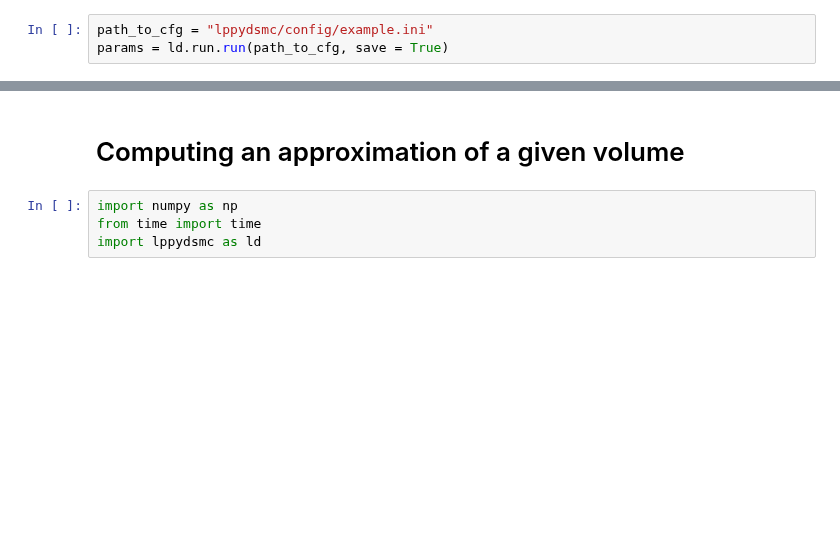
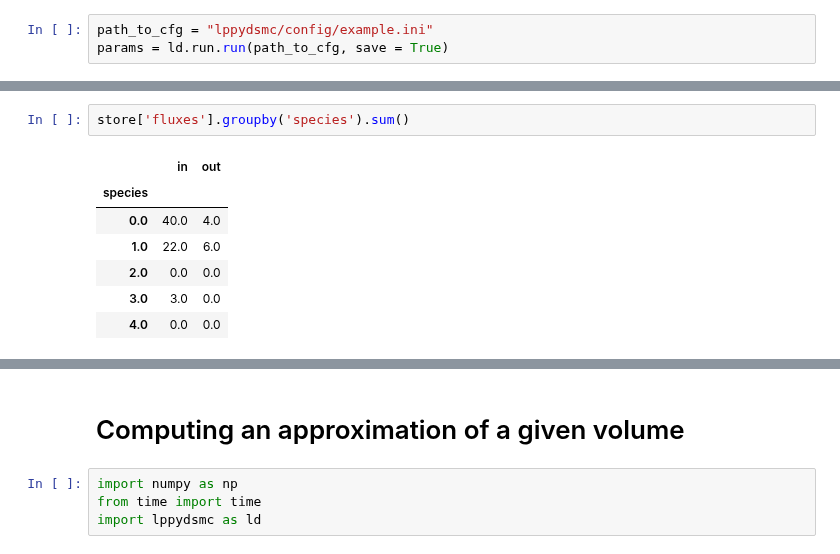
Before and after one commit to Quettle/lppydsmc, a Jupyter notebook: dev_tests.ipynb, the cells around one changed output, grey strips where cells are left out. Saved outputs shown, nothing was run; the diff lists cells and outputs as text; blank space fills up the shorter version.

```diff
--- a/dev_tests.ipynb
+++ b/dev_tests.ipynb
@@ -1166,0 +1170,10 @@ for key, val in params['setup']['containers'].items():
+# %%
+store['fluxes'].groupby('species').sum()
+# %% [output]
+|  | in | out |
+| species |  |  |
+| 0.0 | 40.0 | 4.0 |
+| 1.0 | 22.0 | 6.0 |
+| 2.0 | 0.0 | 0.0 |
+| 3.0 | 3.0 | 0.0 |
+| 4.0 | 0.0 | 0.0 |
```
Also changed, not shown: parts of 41 cells of this notebook.
